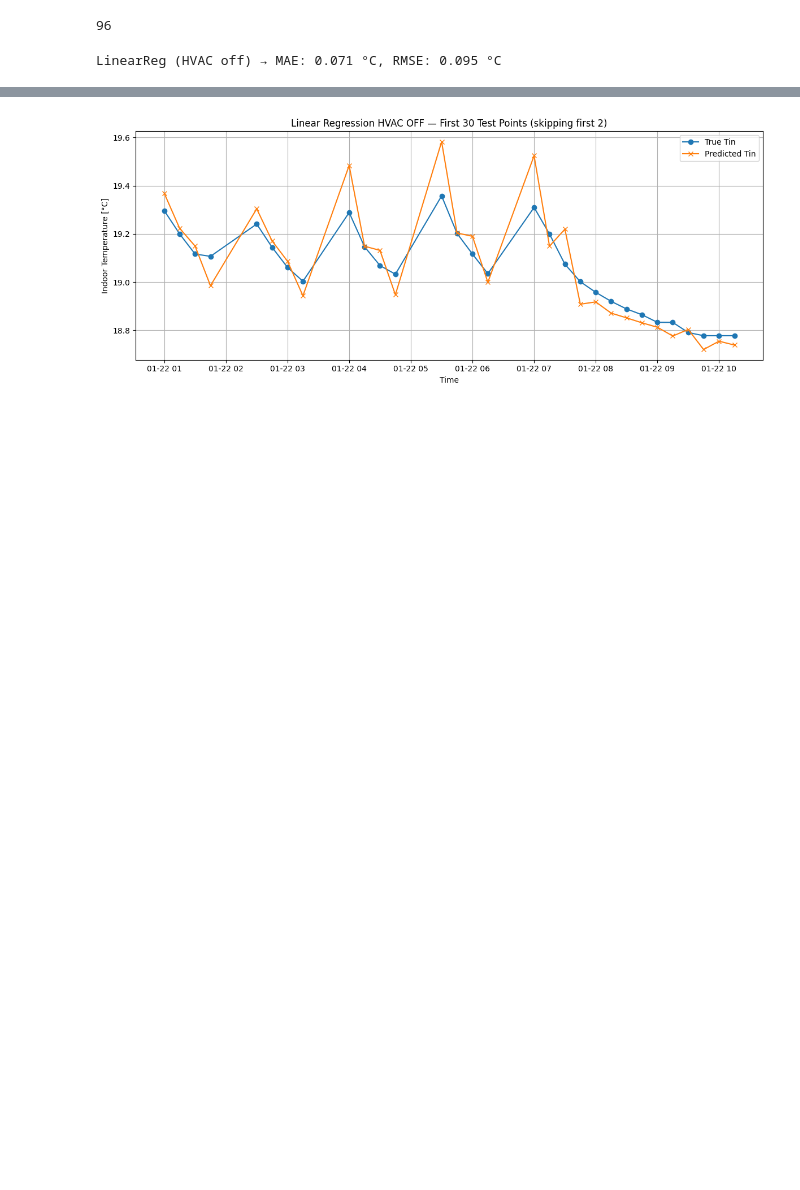
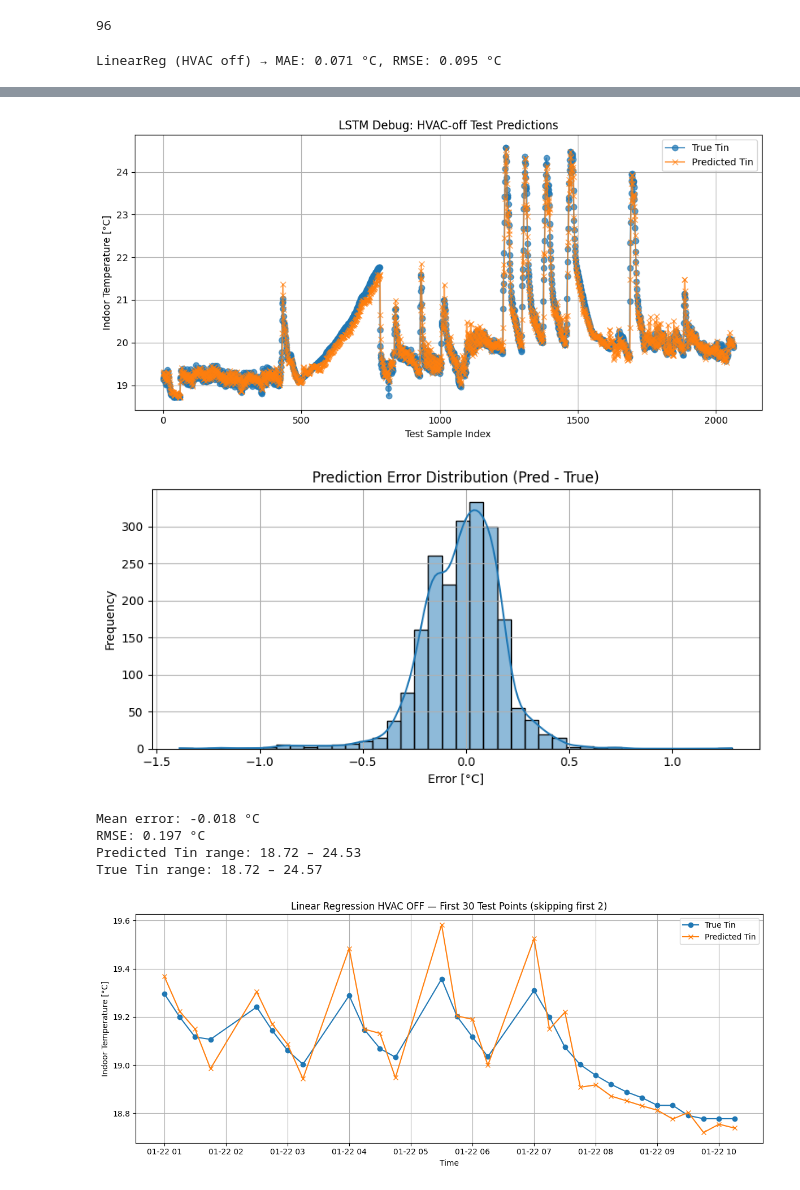
Before and after one commit to Kperis/Thesis_NILM, a Jupyter notebook: HVAC_predict.ipynb, the cells around one changed output, grey strips where cells are left out. Cells and saved outputs as stored; diff of their text form; code cells hidden in the pictures; blank space fills up the shorter version.

Commit message:
fix 24h prediction pipeline

```diff
--- a/HVAC_predict.ipynb
+++ b/HVAC_predict.ipynb
@@ -122 +270,59 @@ LinearReg (HVAC off) → MAE: 0.071 °C, RMSE: 0.095 °C
+# %%
+import seaborn as sns
+
+def debug_plot_lstm_predictions(model, dataset, df_raw, input_cols, title='LSTM Debug: HVAC-off Test Predictions'):
+    model.eval()
+
+    # Get test indices
+    test_idx = np.where(dataset.is_test_flags == True)[0]
+    if len(test_idx) == 0:
+        print("No test data in dataset.")
+        return
+
+    # Get X and y for test set
+    test_X = dataset.X_seq[test_idx]
+    test_y = dataset.y[test_idx]
+
+    # Predict
+    with torch.no_grad():
+        pred_y = model(test_X).numpy()
+        true_y = test_y.numpy()
+
+    # Plot predicted vs true
+    plt.figure(figsize=(10, 5))
+    plt.plot(true_y, label='True Tin', marker='o', alpha=0.7)
+    plt.plot(pred_y, label='Predicted Tin', marker='x', alpha=0.7)
+    plt.xlabel('Test Sample Index')
+    plt.ylabel('Indoor Temperature [°C]')
+    plt.title(title)
+    plt.legend()
+    plt.grid(True)
+    plt.tight_layout()
+    plt.show()
+
+    # Plot error distribution
+    errors = pred_y - true_y
+    plt.figure(figsize=(8, 4))
+    sns.histplot(errors, bins=40, kde=True)
+    plt.title("Prediction Error Distribution (Pred - True)")
+    plt.xlabel("Error [°C]")
+    plt.ylabel("Frequency")
+    plt.grid(True)
+    plt.tight_layout()
+    plt.show()
+
+    # Print some stats
+    print(f"Mean error: {np.mean(errors):.3f} °C")
+    print(f"RMSE: {np.sqrt(np.mean(errors**2)):.3f} °C")
+    print(f"Predicted Tin range: {pred_y.min():.2f} – {pred_y.max():.2f}")
+    print(f"True Tin range: {true_y.min():.2f} – {true_y.max():.2f}")
+
+debug_plot_lstm_predictions(model, dataset, df_raw=df_off, input_cols=input_cols)
+# %% [output]
+[figure, added]
+[figure, added]
+Mean error: -0.018 °C
+RMSE: 0.197 °C
+Predicted Tin range: 18.72 – 24.53
+True Tin range: 18.72 – 24.57
 # %%
```
Also changed, not shown: parts of 7 cells of this notebook.
